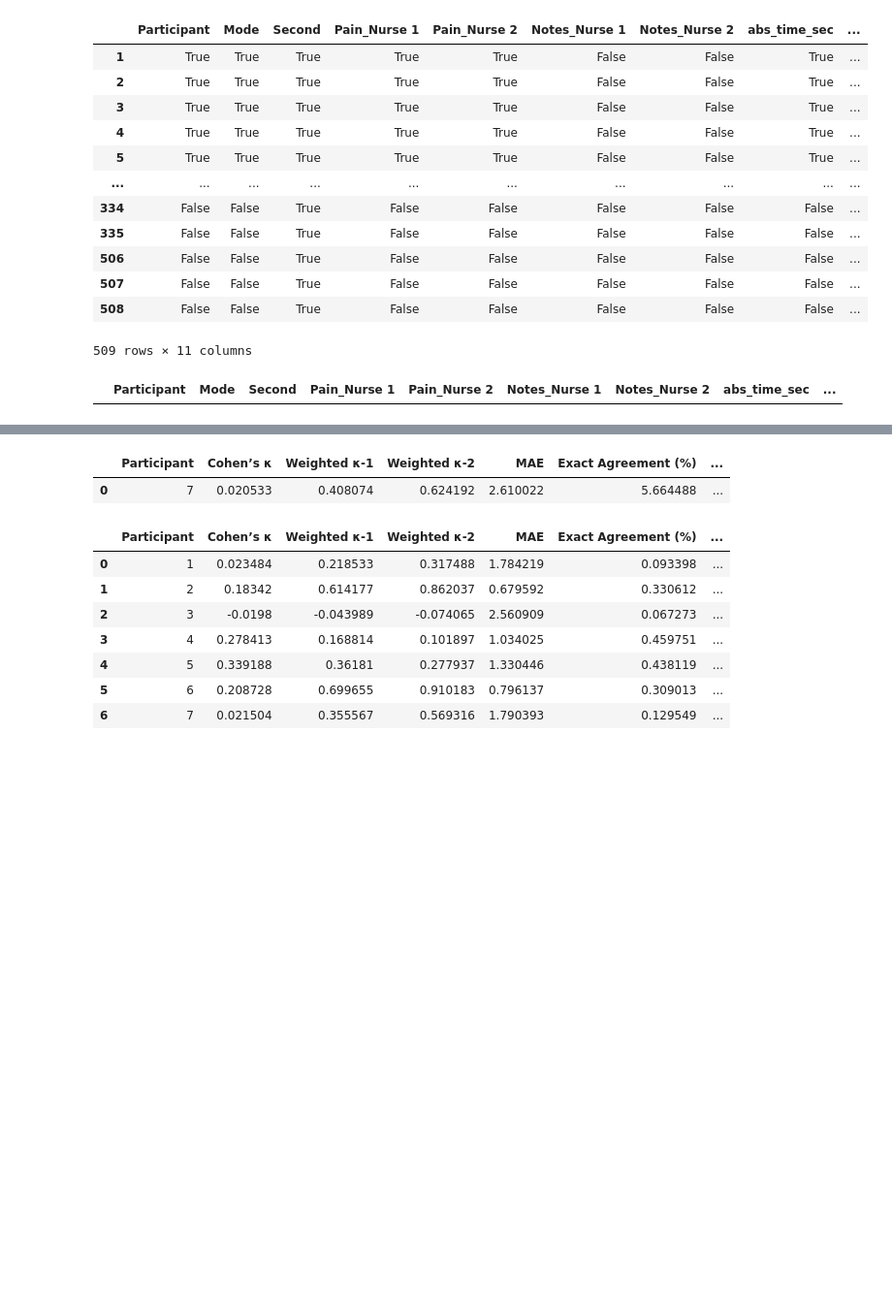
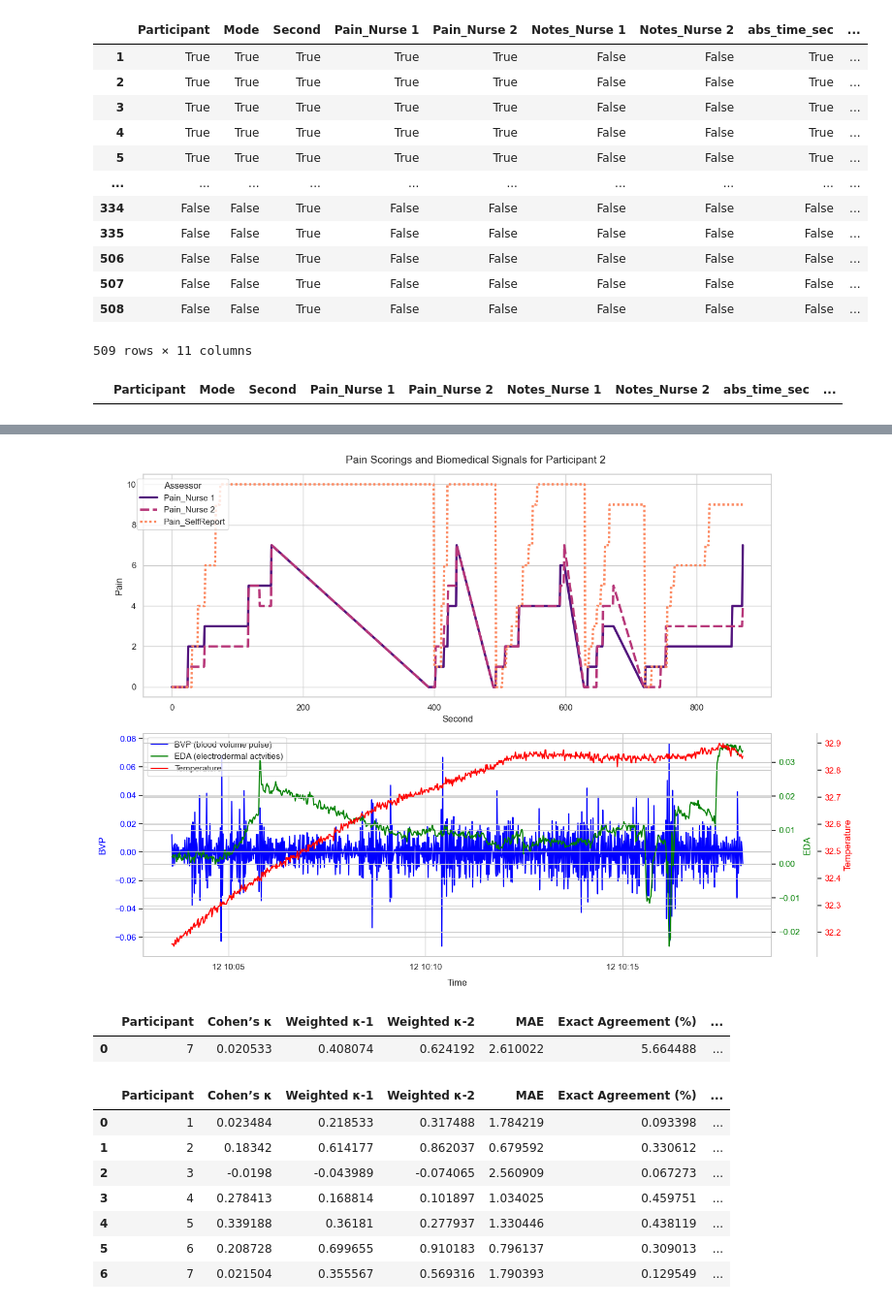
Before and after one commit to straybird16/PA_data_2025_03_12, a Jupyter notebook: plot_nurse_assessment.ipynb, the cells around one changed output, grey strips where cells are left out. Shown at 97% size. Drawn from its saved outputs; the diff is of its cells as text; code cells hidden in the pictures; blank space fills up the shorter version.

```diff
--- a/plot_nurse_assessment.ipynb
+++ b/plot_nurse_assessment.ipynb
@@ -467,0 +529,97 @@ plt.show()
+# %%
+# Configure seaborn style
+p=2
+import seaborn as sns
+sns.set_theme(style="whitegrid", palette="pastel")
+plt.figure(figsize=(12, 7))
+
+# get dataframes
+merged_df = pd.read_csv(f'merged_log/00{p}.csv',index_col=0)
+df = pd.read_csv(f'processed_signals/00{p+2}.csv')
+df['timestamp'] = pd.to_datetime(df['timestamp']*1e3)-np.timedelta64(4, 'h')
+df.set_index('timestamp', inplace=True)
+valid_dt = pd.to_datetime(merged_df['abs_time_sec'])
+df = df[valid_dt.min():valid_dt.max()]
+
+# ————————————————————————————————
+# 2) Create a 2-row, shared-x figure
+# ————————————————————————————————
+sns.set_theme(style="whitegrid", palette="pastel")
+fig, (ax_eval, ax_sig) = plt.subplots(
+    nrows=2,
+    ncols=1,
+    sharex=False,
+    figsize=(14, 10),
+    gridspec_kw={'height_ratios': [1, 1]}
+)
+
+# Create line plot with enhanced visibility
+ax=sns.lineplot(
+    data=merged_df.melt(id_vars=['Participant','Second'],
+                        value_vars=['Pain_Nurse 1','Pain_Nurse 2', 'Pain_SelfReport'],
+                        var_name='Nurse', value_name='Pain'),
+    x='Second',
+    y='Pain',
+    hue='Nurse',
+    style='Nurse',
+    #markers=True,
+    #dashes=[(2,2), (4,2)],
+    markersize=8,
+    linewidth=3,
+    err_style=None,
+    palette='magma',
+    ax=ax_eval,
+)
+
+ax.legend(title='Assessor',loc='upper left',bbox_to_anchor=(-0.017, 1))
+
+# Add annotations and styling
+plt.suptitle(f'Pain Scorings and Biomedical Signals for Participant {p}', fontsize=14)
+plt.xlabel('Time (Seconds)', labelpad=10)
+plt.ylabel('Pain Rating', labelpad=10)
+#plt.legend(title='Assessor', frameon=True, shadow=True)
+plt.tight_layout()
+
+
+
+
+df_resampled = df.resample('1s').mean().interpolate('time')  # or 'time', 'polynomial', etc.
+
+# Plot the first signal
+sns.lineplot(data=df_resampled, x=df_resampled.index, y='bvp', ax=ax_sig, label='BVP (blood volume pulse)', color='blue', legend=False)
+ax_sig.set_ylabel('BVP', color='blue')
+ax_sig.tick_params(axis='y', labelcolor='blue')
+
+# Create a second y-axis
+ax2 = ax_sig.twinx()
+sns.lineplot(data=df_resampled, x=df_resampled.index, y='eda', ax=ax2, label='EDA (electrodermal actvities)', color='green', legend=False)
+ax2.set_ylabel('EDA', color='green')
+ax2.tick_params(axis='y', labelcolor='green')
+
+# Create a third y-axis
+ax3 = ax_sig.twinx()
+
+# Offset the third axis to the right
+ax3.spines['right'].set_position(('outward', 60))
+sns.lineplot(data=df_resampled, x=df_resampled.index, y='temperature', ax=ax3, label='Temperature', color='red', legend=False)
+ax3.set_ylabel('Temperature', color='red')
+ax3.tick_params(axis='y', labelcolor='red')
+
+# Set the x-axis label and title
+ax_sig.set_xlabel('Time')
+#plt.title(f'BVP, EDA, and Temperature Over Time of Participant {p} with Multiple Y-Axes')
+
+# Combine legends from all axes
+lines_1, labels_1 = ax_sig.get_legend_handles_labels()
+lines_2, labels_2 = ax2.get_legend_handles_labels()
+lines_3, labels_3 = ax3.get_legend_handles_labels()
+lines = lines_1 + lines_2 + lines_3
+labels = labels_1 + labels_2 + labels_3
+ax_sig.legend(lines, labels, loc='upper left')
+
+plt.tight_layout()
+plt.show()
+
+
+plt.show()
+# %% [output]
@@ -468,3 +627,4 @@ plt.show()
+[figure, added]
 # %%
 # on all ratings
 from pingouin import intraclass_corr
```
Also changed, not shown: parts of 6 cells of this notebook, 9 other files.
